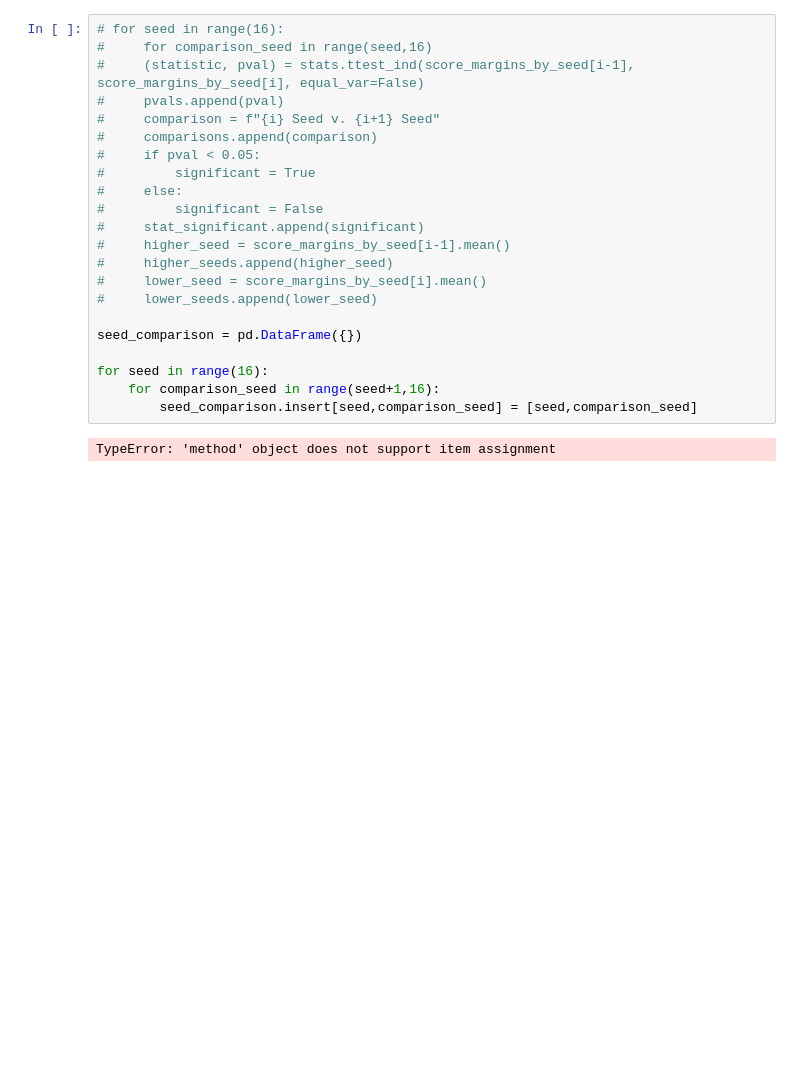
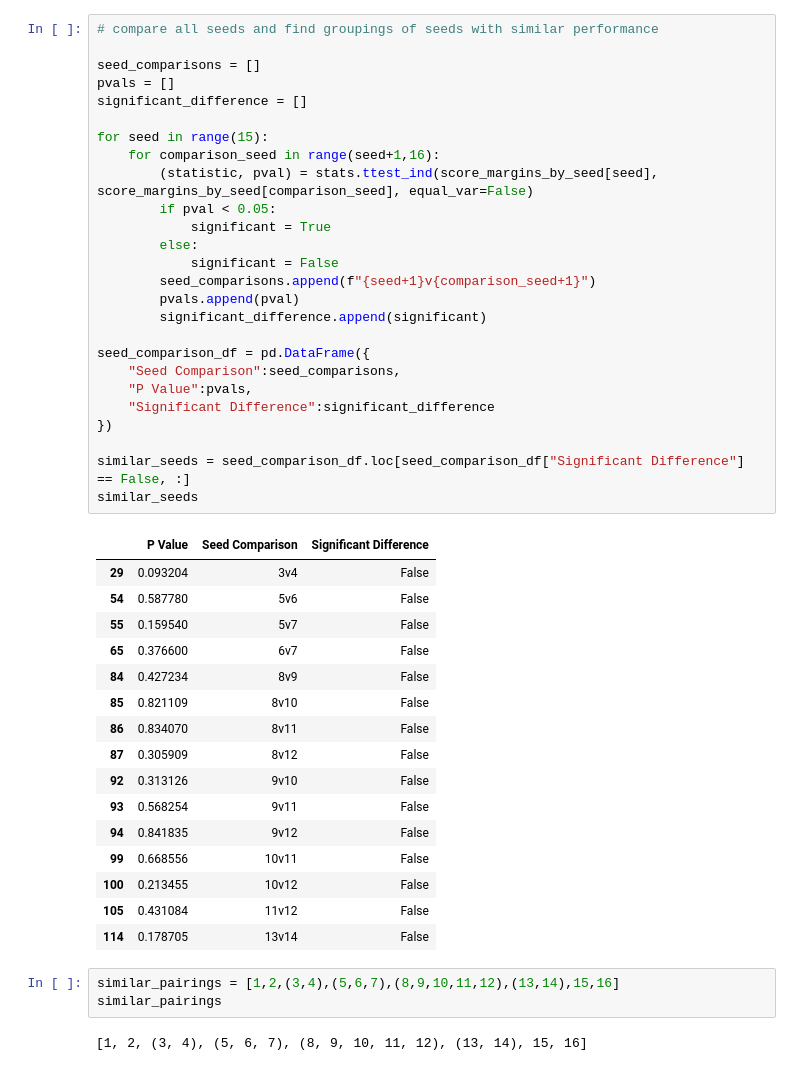
Before and after one commit to mmclaughlin87/march-madness-historical-perfomance, a Jupyter notebook: analysis_and_exploration/statistical_analysis_of_seeds.ipynb, the cells around one changed output. Cells and saved outputs as stored; diff of their text form; blank space fills up the shorter version.

Commit message:
adding final stats analysis and summary with markdown

```diff
--- a/analysis_and_exploration/statistical_analysis_of_seeds.ipynb
+++ b/analysis_and_exploration/statistical_analysis_of_seeds.ipynb
@@ -82,27 +84,51 @@ seed_comparisons
 | 12 | -9.043750 | -10.688742 | 1.787054e-01 | 13 Seed v. 14 Seed | False |
 | 13 | -10.688742 | -16.065693 | 2.569093e-05 | 14 Seed v. 15 Seed | True |
 | 14 | -16.065693 | -24.718750 | 4.174758e-09 | 15 Seed v. 16 Seed | True |
-# %%
-# for seed in range(16):
-#     for comparison_seed in range(seed,16)
-#     (statistic, pval) = stats.ttest_ind(score_margins_by_seed[i-1], score_margins_by_seed[i], equal_var=False)
-#     pvals.append(pval)
-#     comparison = f"{i} Seed v. {i+1} Seed"
-#     comparisons.append(comparison)
-#     if pval < 0.05:
-#         significant = True
-#     else:
-#         significant = False
-#     stat_significant.append(significant)
-#     higher_seed = score_margins_by_seed[i-1].mean()
-#     higher_seeds.append(higher_seed)
-#     lower_seed = score_margins_by_seed[i].mean()
-#     lower_seeds.append(lower_seed)
-
-seed_comparison = pd.DataFrame({})
-
-for seed in range(16):
-    for comparison_seed in range(seed+1,16):
-        seed_comparison.insert[seed,comparison_seed] = [seed,comparison_seed]
-# %% [output]
-TypeError: 'method' object does not support item assignment
+# %%
+# compare all seeds and find groupings of seeds with similar performance
+
+seed_comparisons = []
+pvals = []
+significant_difference = []
+
+for seed in range(15):
+    for comparison_seed in range(seed+1,16):
+        (statistic, pval) = stats.ttest_ind(score_margins_by_seed[seed], score_margins_by_seed[comparison_seed], equal_var=False)
+        if pval < 0.05:
+            significant = True
+        else:
+            significant = False
+        seed_comparisons.append(f"{seed+1}v{comparison_seed+1}")
+        pvals.append(pval)
+        significant_difference.append(significant)
+
+seed_comparison_df = pd.DataFrame({
+    "Seed Comparison":seed_comparisons,
+    "P Value":pvals,
+    "Significant Difference":significant_difference
+})
+
+similar_seeds = seed_comparison_df.loc[seed_comparison_df["Significant Difference"] == False, :]
+similar_seeds
+# %% [output]
+|  | P Value | Seed Comparison | Significant Difference |
+| 29 | 0.093204 | 3v4 | False |
+| 54 | 0.587780 | 5v6 | False |
+| 55 | 0.159540 | 5v7 | False |
+| 65 | 0.376600 | 6v7 | False |
+| 84 | 0.427234 | 8v9 | False |
+| 85 | 0.821109 | 8v10 | False |
+| 86 | 0.834070 | 8v11 | False |
+| 87 | 0.305909 | 8v12 | False |
+| 92 | 0.313126 | 9v10 | False |
+| 93 | 0.568254 | 9v11 | False |
+| 94 | 0.841835 | 9v12 | False |
+| 99 | 0.668556 | 10v11 | False |
+| 100 | 0.213455 | 10v12 | False |
+| 105 | 0.431084 | 11v12 | False |
+| 114 | 0.178705 | 13v14 | False |
+# %%
+similar_pairings = [1,2,(3,4),(5,6,7),(8,9,10,11,12),(13,14),15,16]
+similar_pairings
+# %% [output]
+[1, 2, (3, 4), (5, 6, 7), (8, 9, 10, 11, 12), (13, 14), 15, 16]
```
Also changed, not shown: parts of 1 cell of this notebook, 1 other file.
